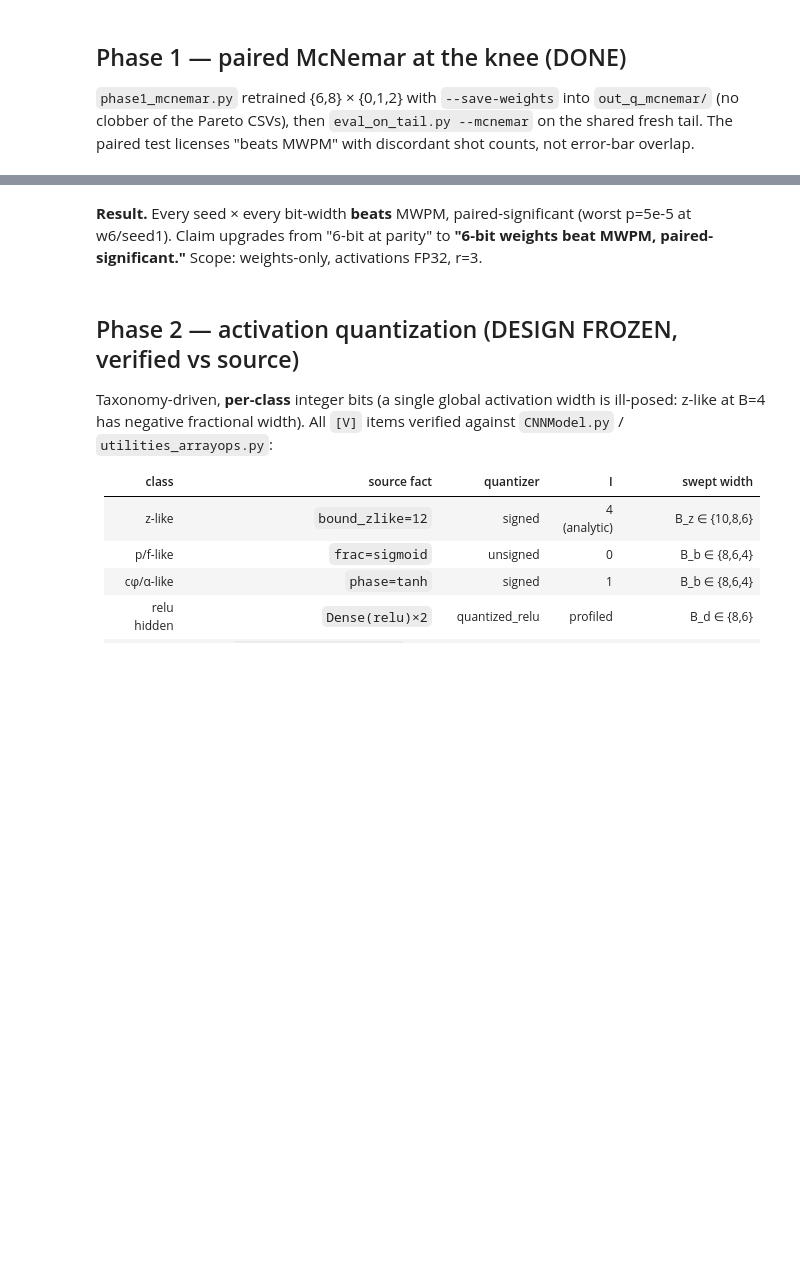
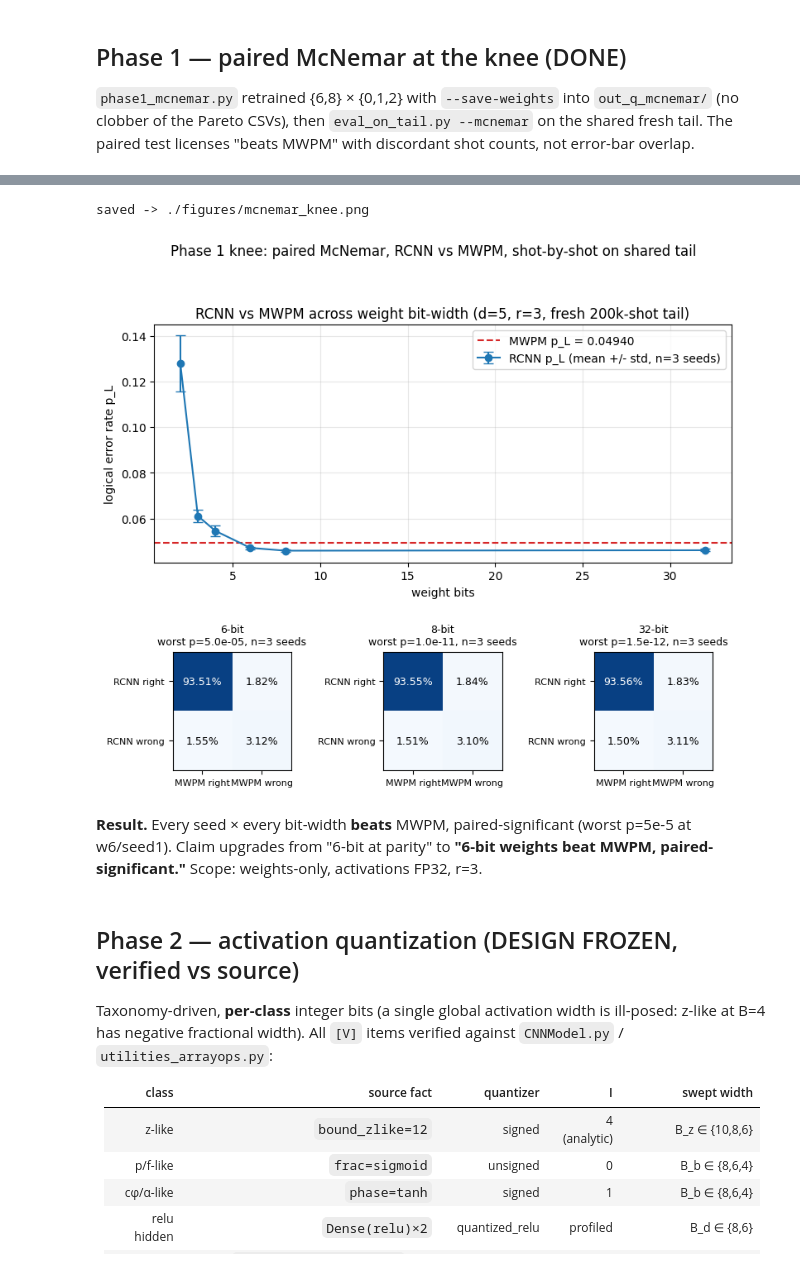
Before and after one commit to karriechey/FNAL-QCDecoding-FPGA, a Jupyter notebook: QUANTIZATION_EXPERIMENTS.ipynb, the cells around one changed output, grey strips where cells are left out. Saved outputs shown, nothing was run; the diff lists cells and outputs as text; code cells hidden in the pictures; blank space fills up the shorter version.

```diff
--- a/QUANTIZATION_EXPERIMENTS.ipynb
+++ b/QUANTIZATION_EXPERIMENTS.ipynb
@@ -28,9 +27,23 @@ Contamination fix: the old 200k tail overlapped the 10M train set by 190k shots
 # %%
 import os, glob, json
 import numpy as np, pandas as pd
-# Auto-detect: prefer the in-repo ./rcnn_threshold (data pulled from EAF into the repo),
-# fall back to ~/rcnn_threshold when running ON EAF. Works in both places.
-BASE = 'rcnn_threshold' if os.path.isdir('rcnn_threshold') else os.path.expanduser('~/rcnn_threshold')
+# Locate rcnn_threshold/ without depending on the working directory. Jupyter sets the CWD to the
+# notebook's OWN folder, so a bare './rcnn_threshold' test only works for a notebook sitting at the
+# repo root -- from analysis_notebooks/ it silently missed and fell through to ~/rcnn_threshold,
+# which on a laptop holds only pools/ and none of the out_q* result dirs. Walk up instead, then
+# fall back to $HOME (the EAF layout, where the results really do live under the home directory).
+def _find_base():
+    d = os.path.abspath(os.getcwd())
+    while True:
+        cand = os.path.join(d, 'rcnn_threshold')
+        if os.path.isdir(cand):
+            return cand
+        parent = os.path.dirname(d)
+        if parent == d:                       # hit the filesystem root
+            return os.path.expanduser('~/rcnn_threshold')
+        d = parent
+
+BASE = _find_base()
 OUT_Q  = os.path.join(BASE, 'out_q')           # Step-2 Pareto CSVs
 OUT_MC = os.path.join(BASE, 'out_q_mcnemar')   # Phase 1 McNemar + Phase 3 JSON
 OUT_2A = os.path.join(BASE, 'out_q_phase2a')   # Phase 2a activation sweep + its paired tests
@@ -106,3 +144,52 @@ show.sort_values(['bits','seed']).reset_index(drop=True)
+# %%
+import matplotlib.pyplot as plt
+
+# combine bits=32 (fp32 anchor, already has a McNemar row from the sweep's anchor step)
+# with bits=6,8 (this phase) into one table so the figure covers the whole knee
+mc_all = pd.concat([
+    fa.assign(bits=32, seed=fa['weights'].str.extract(r'seed(\d+)_')[0].astype(int)),
+    mc,
+], ignore_index=True).drop_duplicates(['bits', 'seed'], keep='last')
+
+fig = plt.figure(figsize=(9, 7))
+gs = fig.add_gridspec(2, 3, height_ratios=[2, 1], hspace=0.5, wspace=0.35)
+
+# top: p_L vs bits, mean +/- std across seeds, MWPM reference line
+ax0 = fig.add_subplot(gs[0, :])
+ax0.errorbar(g.index, g['mean'], yerr=g['std'], marker='o', capsize=4,
+             color='tab:blue', label='RCNN p_L (mean +/- std, n=3 seeds)')
+if mwpm:
+    ax0.axhline(mwpm, color='tab:red', ls='--', label=f'MWPM p_L = {mwpm:.5f}')
+ax0.set_xlabel('weight bits'); ax0.set_ylabel('logical error rate p_L')
+ax0.set_title('RCNN vs MWPM across weight bit-width (d=5, r=3, fresh 200k-shot tail)')
+ax0.legend(); ax0.grid(alpha=0.3)
+
+# bottom: 2x2 McNemar contingency per bit-width, seed-averaged, fraction of n_test
+for i, b in enumerate(sorted(mc_all['bits'].unique())):
+    ax = fig.add_subplot(gs[1, i])
+    sub = mc_all[mc_all['bits'] == b]
+    nte = sub['n_test'].iloc[0]
+    table = np.array([[sub['both_right'].mean(), sub['rcnn_only'].mean()],
+                       [sub['mwpm_only'].mean(), sub['both_wrong'].mean()]]) / nte
+    ax.imshow(table, cmap='Blues', vmin=0, vmax=1)
+    for r in range(2):
+        for c in range(2):
+            ax.text(c, r, f'{table[r, c]*100:.2f}%', ha='center', va='center',
+                    color='white' if table[r, c] > 0.5 else 'black', fontsize=9)
+    ax.set_xticks([0, 1]); ax.set_xticklabels(['MWPM right', 'MWPM wrong'], fontsize=8)
+    ax.set_yticks([0, 1]); ax.set_yticklabels(['RCNN right', 'RCNN wrong'], fontsize=8)
+    p_worst = sub['p_exact'].max()  # worst (least significant) seed at this bit-width
+    ax.set_title(f'{b}-bit\nworst p={p_worst:.1e}, n={len(sub)} seeds', fontsize=9)
+
+fig.suptitle('Phase 1 knee: paired McNemar, RCNN vs MWPM, shot-by-shot on shared tail', y=1.02)
+out_png = './figures/mcnemar_knee.png'
+os.makedirs(os.path.dirname(out_png), exist_ok=True)
+fig.savefig(out_png, dpi=150, bbox_inches='tight')
+print('saved ->', out_png)
+plt.show()
+# %% [output]
+saved -> ./figures/mcnemar_knee.png
+[figure, added]
 # %% [markdown]
 **Result.** Every seed × every bit-width **beats** MWPM, paired-significant (worst
 p=5e-5 at w6/seed1). Claim upgrades from "6-bit at parity" to **"6-bit weights beat MWPM,
```
Also changed, not shown: parts of 17 cells of this notebook, 25 other files.
